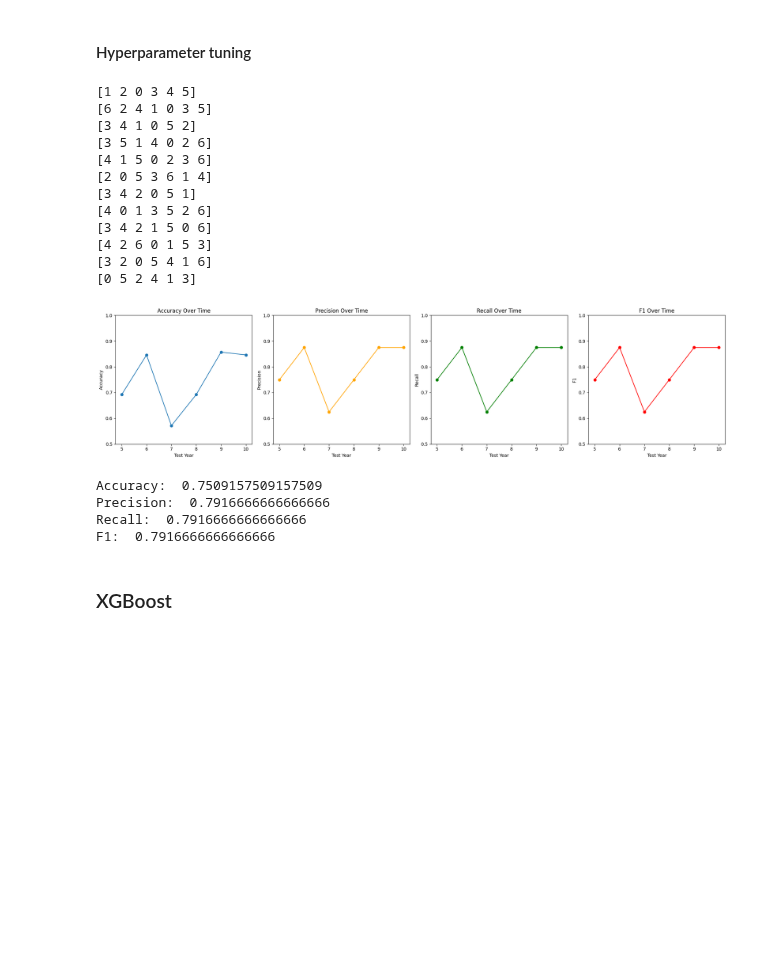
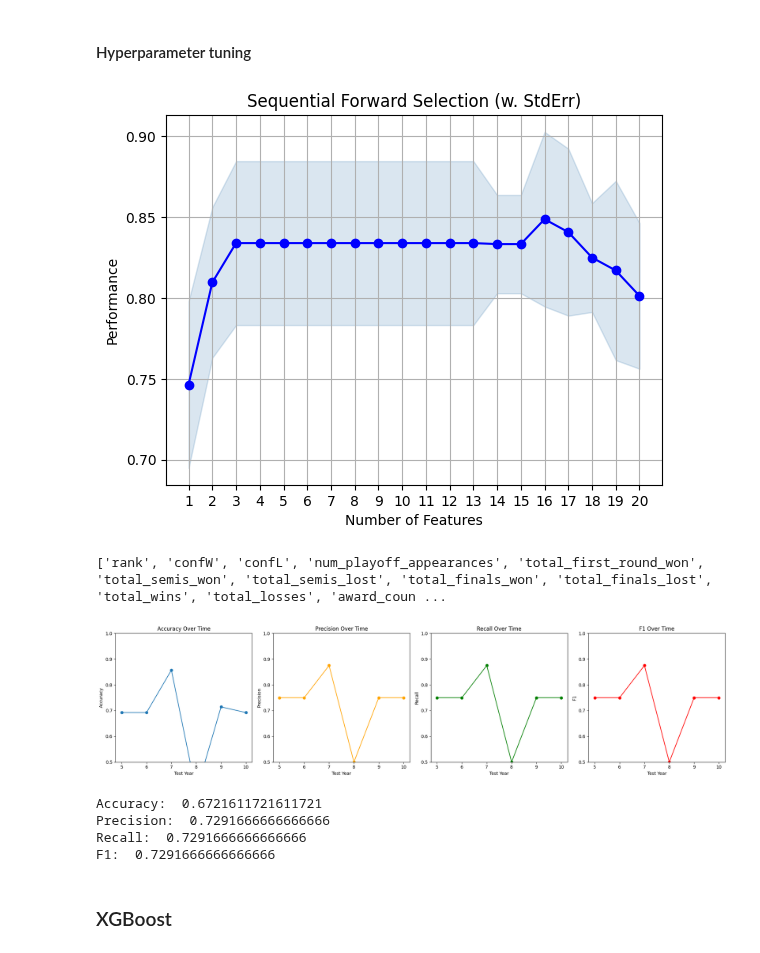
Before and after one commit to Joanaigs/Predict-WNBA-Winners-AC-66, a Jupyter notebook: data_training.ipynb, the cells around one changed output. Cells and saved outputs as stored; diff of their text form; code cells hidden in the pictures; blank space fills up the shorter version.

```diff
--- a/data_training.ipynb
+++ b/data_training.ipynb
@@ -328,27 +406,19 @@ F1:  0.9166666666666666
 # print(grid.best_estimator_, grid.best_score_)
 # KNeighborsClassifier(leaf_size=10, n_neighbors=10, p=3, weights='distance') 0.7864615384615383
 # %%
-model = KNeighborsClassifier(leaf_size=10, n_neighbors=10, p=3, weights='distance')
-years_tested, accuracy_scores, precision_scores, recall_scores, f1_scores = train_evaluate_decision_tree_graph(model, df_teams, scaling=True)
+features = foward_selection(df_teams, KNeighborsClassifier())
+print(features)
+model = KNeighborsClassifier()
+years_tested, accuracy_scores, precision_scores, recall_scores, f1_scores = train_evaluate_decision_tree_graph(model, df_teams[features], scaling=True)
 plot_metrics_over_time(years_tested, accuracy_scores, precision_scores, recall_scores, f1_scores)
 # %% [output]
+[figure, new version]
-[1 2 0 3 4 5]
-[6 2 4 1 0 3 5]
-[3 4 1 0 5 2]
-[3 5 1 4 0 2 6]
-[4 1 5 0 2 3 6]
-[2 0 5 3 6 1 4]
-[3 4 2 0 5 1]
-[4 0 1 3 5 2 6]
-[3 4 2 1 5 0 6]
-[4 2 6 0 1 5 3]
-[3 2 0 5 4 1 6]
-[0 5 2 4 1 3]
+['rank', 'confW', 'confL', 'num_playoff_appearances', 'total_first_round_won', 'total_semis_won', 'total_semis_lost', 'total_finals_won', 'total_finals_lost', 'total_wins', 'total_losses', 'award_coun ...
-[figure, old version]
+[figure, added]
-Accuracy:  0.7509157509157509
-Precision:  0.7916666666666666
-Recall:  0.7916666666666666
-F1:  0.7916666666666666
+Accuracy:  0.6721611721611721
+Precision:  0.7291666666666666
+Recall:  0.7291666666666666
+F1:  0.7291666666666666
 # %% [markdown]
 ### XGBoost
 # %% [markdown]
```
Also changed, not shown: parts of 24 cells of this notebook, 11 other files.
